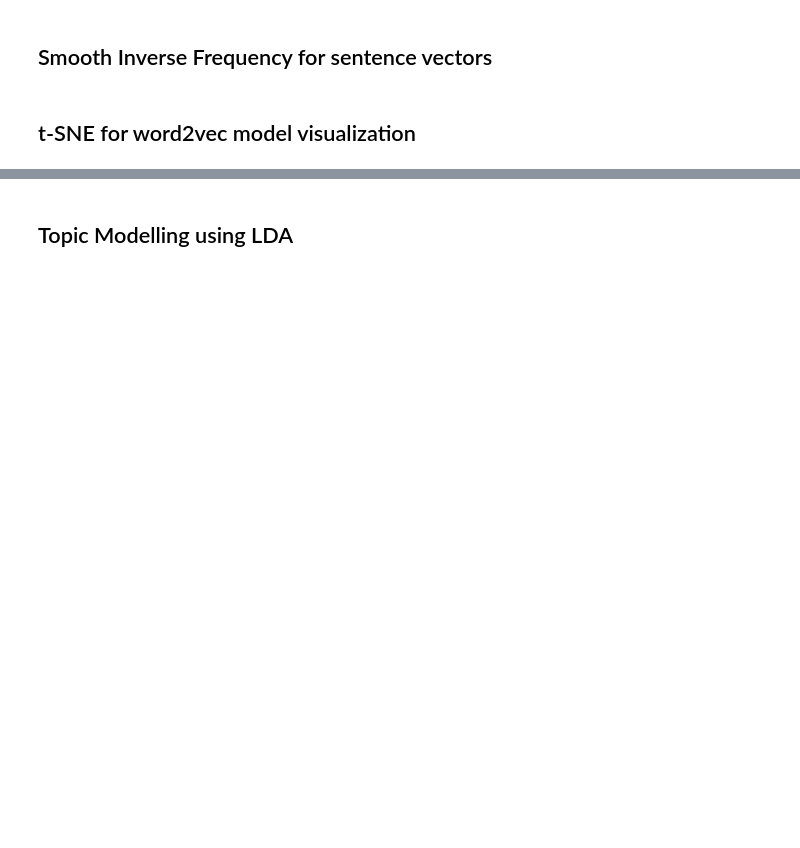
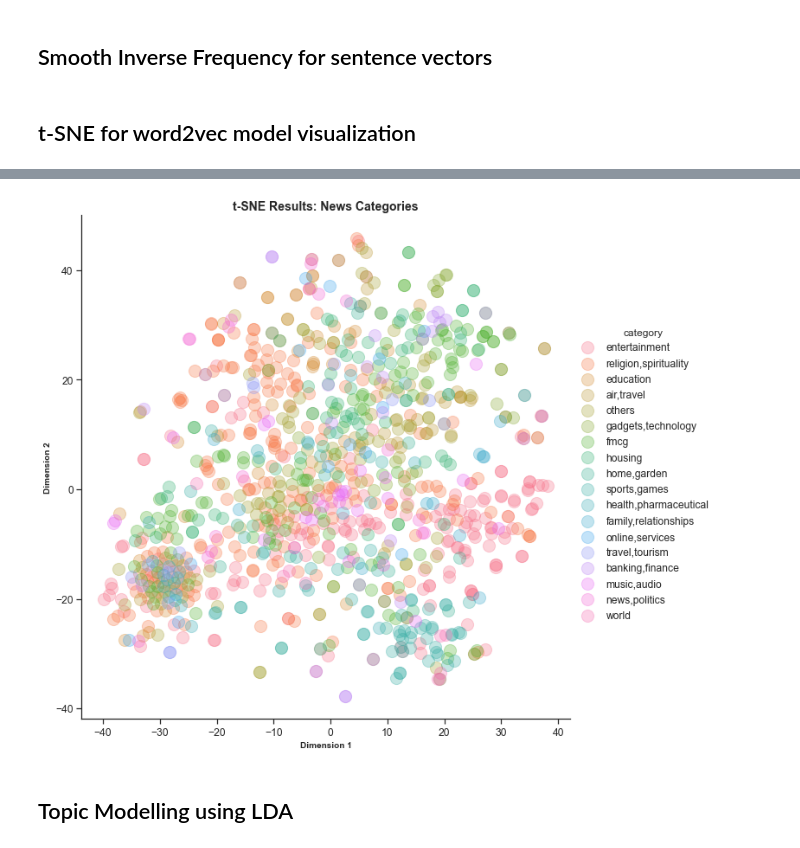
Before and after one commit to vaibhavswaminathan/ML-use-cases, a Jupyter notebook: Times Internet - MultiLabel Classification.ipynb, the cells around one changed output, grey strips where cells are left out. Saved outputs shown, nothing was run; the diff lists cells and outputs as text; code cells hidden in the pictures; blank space fills up the shorter version.

```diff
--- a/Times Internet - MultiLabel Classification.ipynb
+++ b/Times Internet - MultiLabel Classification.ipynb
@@ -280,11 +467,0 @@ for i in range(len(categories)):
-# %%
-text_categories = []
-similarity_score = []
-for i in range(len(allsimilarities)):
-    index = allsimilarities[i].index(max(allsimilarities[i]))
-    text_categories.append(categories[index])
-    similarity_score.append(allsimilarities[i][index])
-
-summary_dict = {'content':contentList,'category':text_categories,'similarity score':similarity_score}
-summary_df = pd.DataFrame(summary_dict)
-summary_df.head(10)
@@ -341,0 +570,10 @@ tsne_model = TSNE(perplexity=40, n_components=2, init='pca', n_iter=2500, random
+# %%
+tsne_df = pd.DataFrame(new_values)
+tsne_df.columns = ['xaxis','yaxis']
+tsne_df['token'] = few_labels
+
+tsne_df['category'] = ''
+for ind in tsne_df.index:
+    tsne_df['category'][ind] = summary_df.iloc[ind//5]['category one']
+
+display(tsne_df.tail(20))
@@ -342 +598,26 @@ tsne_model = TSNE(perplexity=40, n_components=2, init='pca', n_iter=2500, random
+# %%
+# tSNE plot
+import seaborn as sns
+
+sns.set_context("notebook", font_scale=1.1)
+sns.set_style("ticks")
+
+tsne_plot = sns.lmplot(x='xaxis',
+         y='yaxis',
+         data=tsne_df,
+         legend=True,
+         fit_reg=False,
+         height=9,
+         hue='category',
+         scatter_kws={"s":200, "alpha":0.3})
+ax = tsne_plot.axes[0,0]
+
+# for line in range(0,tsne_df.shape[0]):
+#      ax.text(tsne_df.xaxis[line]+0.4, tsne_df.yaxis[line], tsne_df.token[line], horizontalalignment='left', size='medium', color='black')
+
+plt.title('t-SNE Results: News Categories', weight='bold').set_fontsize('14')
+plt.xlabel('Dimension 1', weight='bold').set_fontsize('10')
+plt.ylabel('Dimension 2', weight='bold').set_fontsize('10')
+# %% [output]
+[figure, added]
 # %%
```
Also changed, not shown: parts of 26 cells of this notebook.
